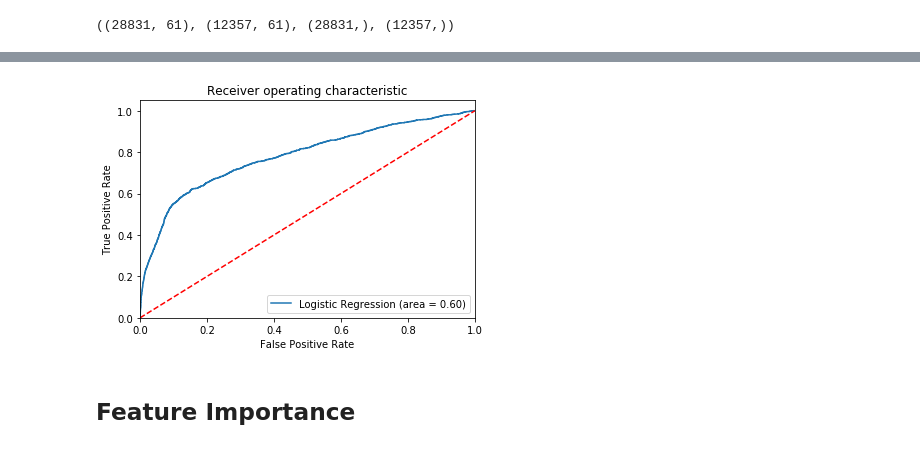
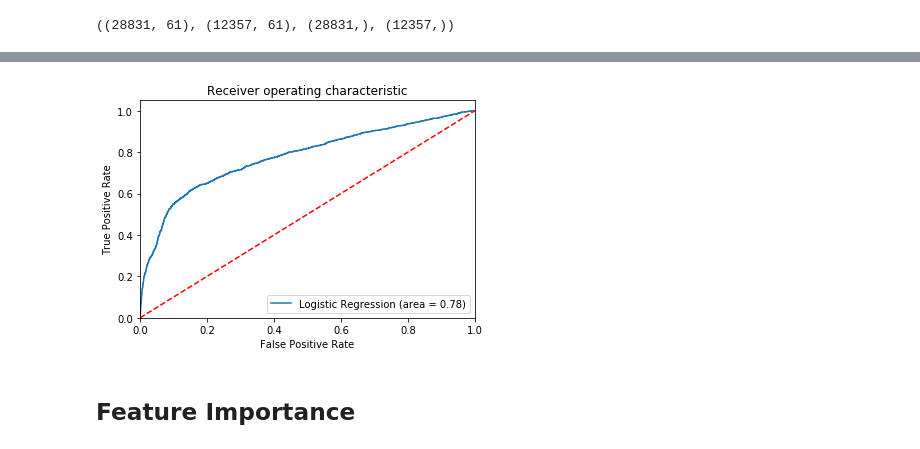
Before and after one commit to finnqiao/bank-logistic, a Jupyter notebook: bank-logistic-v1.ipynb, the cells around one changed output, grey strips where cells are left out. Cells and saved outputs as stored; diff of their text form; code cells hidden in the pictures.

Commit message:
updated roc curves

```diff
--- a/bank-logistic-v1.ipynb
+++ b/bank-logistic-v1.ipynb
@@ -132,21 +132,27 @@ array([[10783,   152],
 # %%
 from sklearn.metrics import roc_auc_score
 from sklearn.metrics import roc_curve
-logit_roc_auc = roc_auc_score(y_test, model_base.predict(X_test))
-fpr, tpr, thresholds = roc_curve(y_test, model_base.predict_proba(X_test)[:,1])
-plt.figure()
+# logit_roc_auc = roc_auc_score(y_test, model_base.predict(X_test))
+# fpr, tpr, thresholds = roc_curve(y_test, model_base.predict_proba(X_test)[:,1])
+# plt.figure()
+
+probs = model_base.predict_proba(X_test)
+preds = probs[:,1]
+fpr, tpr, threshold = metrics.roc_curve(y_test, preds)
+logit_roc_auc = metrics.auc(fpr, tpr)
+
 plt.plot(fpr, tpr, label='Logistic Regression (area = %0.2f)' % logit_roc_auc)
 plt.plot([0, 1], [0, 1],'r--')
 plt.xlim([0.0, 1.0])
 plt.ylim([0.0, 1.05])
 plt.xlabel('False Positive Rate')
 plt.ylabel('True Positive Rate')
 plt.title('Receiver operating characteristic')
 plt.legend(loc="lower right")
 plt.savefig('Log_ROC')
 plt.show()
 # %% [output]
-[figure, old version]
+[figure, new version]
 # %% [markdown]
 ## Feature Importance
 # %%
```
Also changed, not shown: parts of 17 cells of this notebook, 1 other file.
